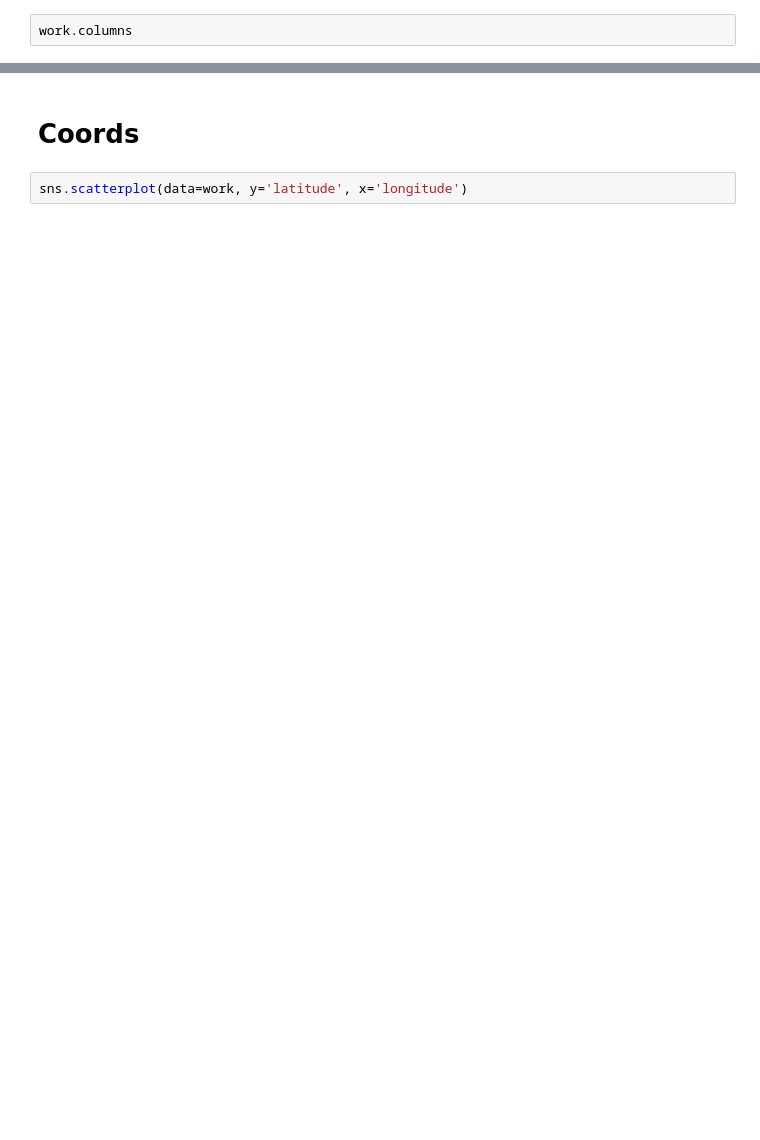
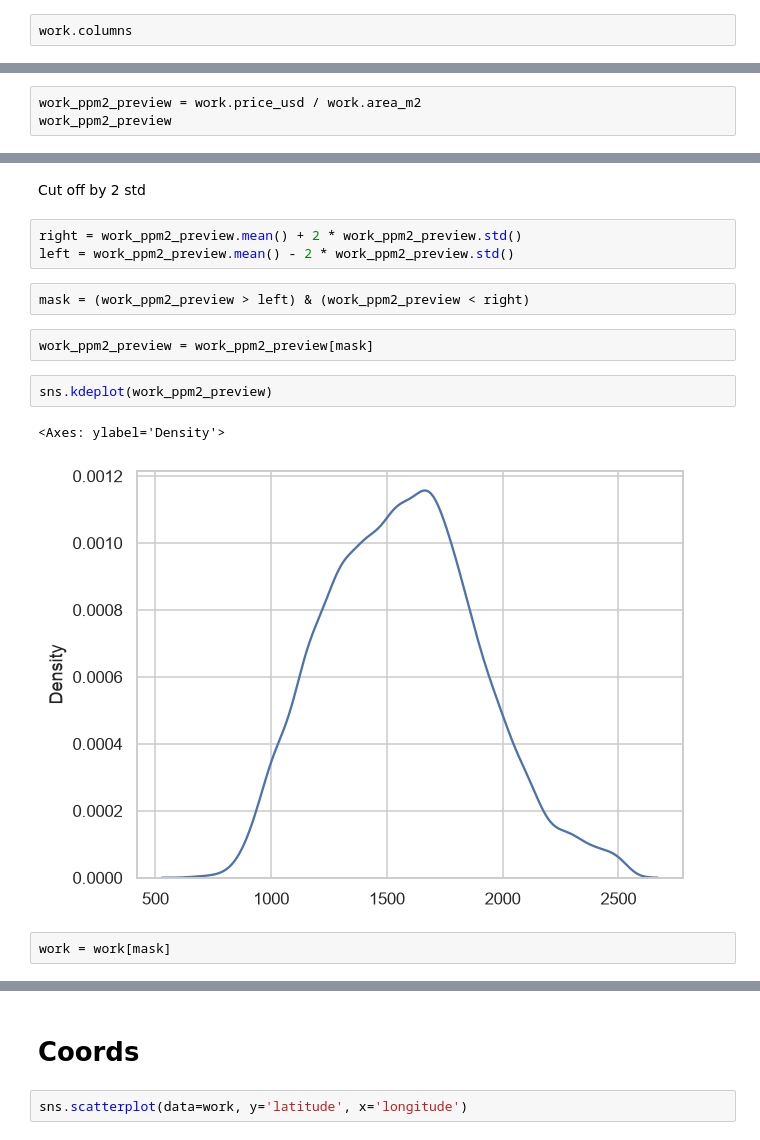
Before and after one commit to ai-academy-bish/ds8_house_kg_proj, a Jupyter notebook: seminar_1.ipynb, the cells around one changed output, grey strips where cells are left out. Drawn from its saved outputs; the diff is of its cells as text; blank space fills up the shorter version.

```diff
--- a/seminar_1.ipynb
+++ b/seminar_1.ipynb
@@ -100,0 +216,3 @@ work.columns
+# %%
+work_ppm2_preview = work.price_usd / work.area_m2
+work_ppm2_preview
@@ -100,0 +244,16 @@ work.columns
+# %% [markdown]
+Cut off by 2 std
+# %%
+right = work_ppm2_preview.mean() + 2 * work_ppm2_preview.std()
+left = work_ppm2_preview.mean() - 2 * work_ppm2_preview.std()
+# %%
+mask = (work_ppm2_preview > left) & (work_ppm2_preview < right)
+# %%
+work_ppm2_preview = work_ppm2_preview[mask]
+# %%
+sns.kdeplot(work_ppm2_preview)
+# %% [output]
+<Axes: ylabel='Density'>
+[figure, added]
+# %%
+work = work[mask]
```
Also changed, not shown: parts of 28 cells of this notebook.
